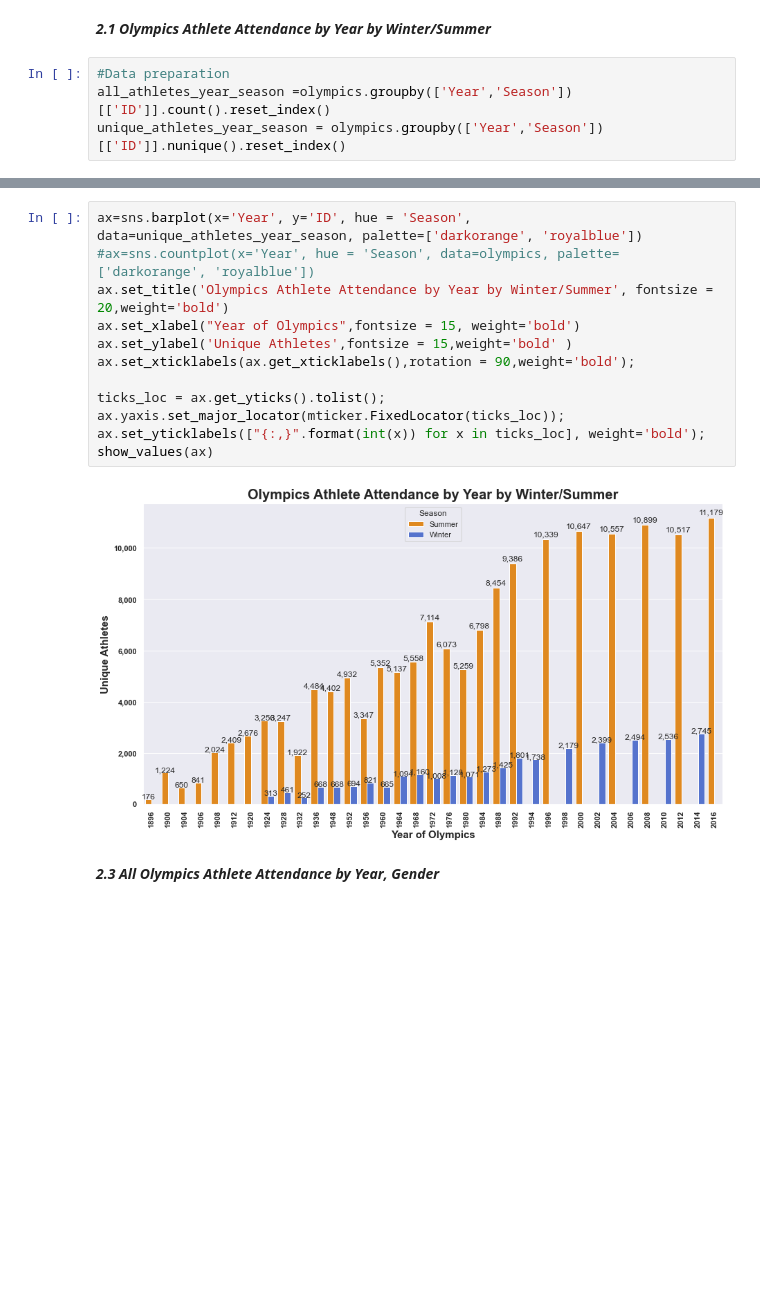
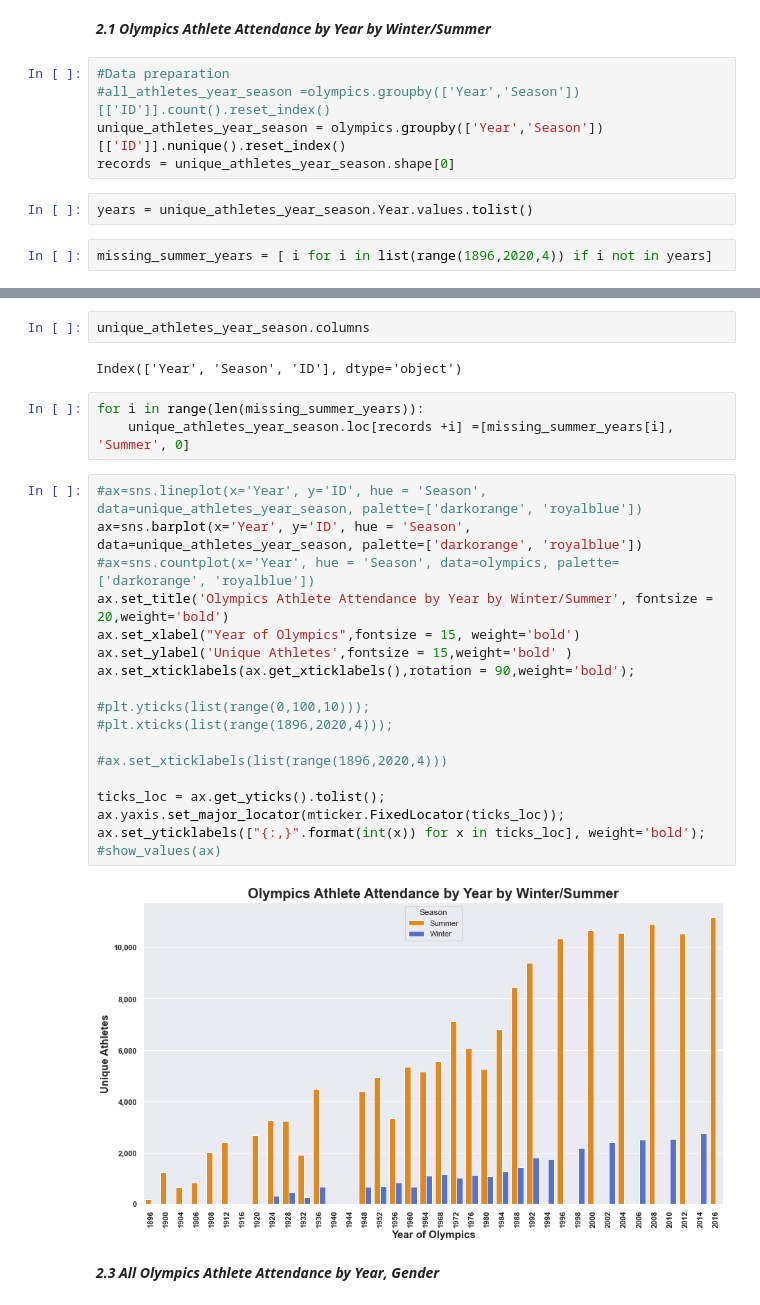
Before and after one commit to obiradaniel/od_olympics, a Jupyter notebook: olympics_analysis.ipynb, the cells around one changed output, grey strips where cells are left out. Drawn from its saved outputs; the diff is of its cells as text; blank space fills up the shorter version.

```diff
--- a/olympics_analysis.ipynb
+++ b/olympics_analysis.ipynb
@@ -546,5 +546,10 @@ unique_athletes_yearly = olympics.groupby(['Year'])[['ID']].nunique().reset_inde
 ***2.1 Olympics Athlete Attendance by Year by Winter/Summer***
 # %%
 #Data preparation
-all_athletes_year_season =olympics.groupby(['Year','Season'])[['ID']].count().reset_index()
+#all_athletes_year_season =olympics.groupby(['Year','Season'])[['ID']].count().reset_index()
 unique_athletes_year_season = olympics.groupby(['Year','Season'])[['ID']].nunique().reset_index()
+records = unique_athletes_year_season.shape[0]
+# %%
+years = unique_athletes_year_season.Year.values.tolist()
+# %%
+missing_summer_years = [ i for i in list(range(1896,2020,4)) if i not in years]
@@ -551,17 +565,30 @@ unique_athletes_year_season = olympics.groupby(['Year','Season'])[['ID']].nuniqu
+# %%
+unique_athletes_year_season.columns
+# %% [output]
+Index(['Year', 'Season', 'ID'], dtype='object')
+# %%
+for i in range(len(missing_summer_years)):
+    unique_athletes_year_season.loc[records +i] =[missing_summer_years[i], 'Summer', 0]
 # %%
+#ax=sns.lineplot(x='Year', y='ID', hue = 'Season', data=unique_athletes_year_season, palette=['darkorange', 'royalblue'])
 ax=sns.barplot(x='Year', y='ID', hue = 'Season', data=unique_athletes_year_season, palette=['darkorange', 'royalblue'])
 #ax=sns.countplot(x='Year', hue = 'Season', data=olympics, palette=['darkorange', 'royalblue'])
 ax.set_title('Olympics Athlete Attendance by Year by Winter/Summer', fontsize = 20,weight='bold')
 ax.set_xlabel("Year of Olympics",fontsize = 15, weight='bold')
 ax.set_ylabel('Unique Athletes',fontsize = 15,weight='bold' )
 ax.set_xticklabels(ax.get_xticklabels(),rotation = 90,weight='bold');
 
+#plt.yticks(list(range(0,100,10)));
+#plt.xticks(list(range(1896,2020,4)));
+
+#ax.set_xticklabels(list(range(1896,2020,4)))
+
 ticks_loc = ax.get_yticks().tolist();
 ax.yaxis.set_major_locator(mticker.FixedLocator(ticks_loc));
 ax.set_yticklabels(["{:,}".format(int(x)) for x in ticks_loc], weight='bold');
-show_values(ax)
+#show_values(ax)
 # %% [output]
-[figure, old version]
+[figure, new version]
 # %% [markdown]
 ***2.3 All Olympics Athlete Attendance by Year, Gender***
 # %%
```
Also changed, not shown: parts of 10 cells of this notebook, 3 other files.
